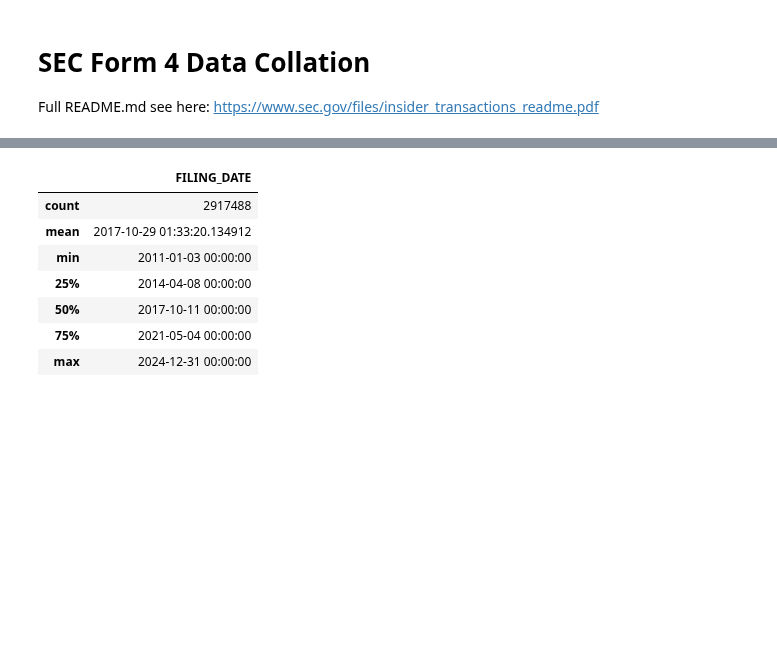
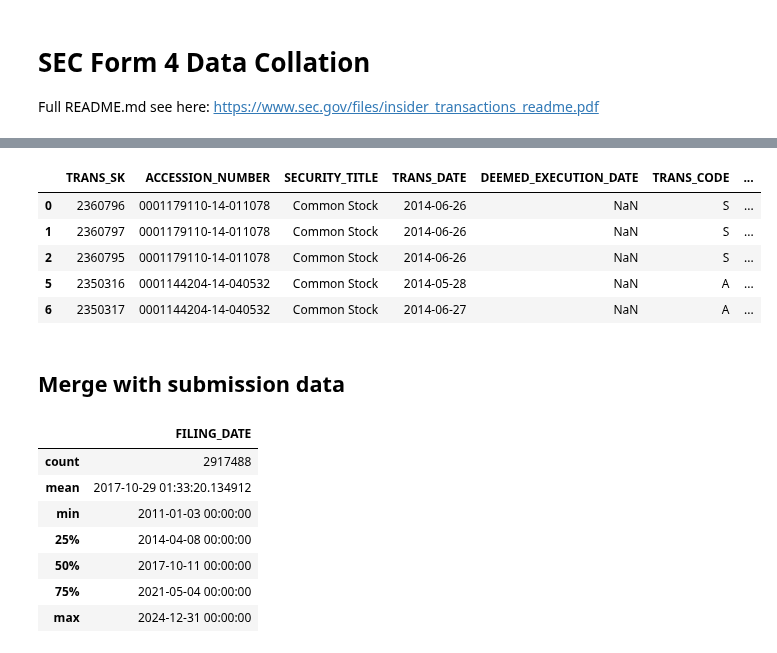
Before and after one commit to Blimperoo/DSA4263-Final-Insider-Trading, a Jupyter notebook: src/data/SEC_and_Litigations_EDA.ipynb, the cells around one changed output, grey strips where cells are left out. Drawn from its saved outputs; the diff is of its cells as text; code cells hidden in the pictures; blank space fills up the shorter version.

```diff
--- a/src/data/SEC_and_Litigations_EDA.ipynb
+++ b/src/data/SEC_and_Litigations_EDA.ipynb
@@ -74,0 +88,9 @@ Columns with constant values: []
+# %%
+nonderiv_trans_data['TRANS_DATE'] = pd.to_datetime(nonderiv_trans_data['TRANS_DATE'], errors='coerce')
+deriv_trans_data['TRANS_DATE'] = pd.to_datetime(deriv_trans_data['TRANS_DATE'], errors='coerce')
+
+## Cannot directly concatenate the two dataframes as they have different columns some with identical names
+df1 = nonderiv_trans_data[['NONDERIV_TRANS_SK'] + SELECTED_TRANSACTION_COLS].copy().rename(columns={'NONDERIV_TRANS_SK':'TRANS_SK'})
+df2 = deriv_trans_data[['DERIV_TRANS_SK'] + SELECTED_TRANSACTION_COLS].copy().rename(columns={'DERIV_TRANS_SK':'TRANS_SK'})
+all_transaction_data = pd.concat([df1,df2], axis=0, ignore_index=True).reset_index(drop=True)
+print(all_transaction_data.shape)
@@ -74,0 +99,8 @@ Columns with constant values: []
+# %%
+# Feature Engineering
+
+## Create transaction amount column
+all_transaction_data['trans_amt'] = all_transaction_data['TRANS_SHARES'] * all_transaction_data['TRANS_PRICEPERSHARE']
+
+trans_amt_0 = all_transaction_data[all_transaction_data['trans_amt'] == 0].shape[0]
+print(f"There are {trans_amt_0} transactions with amount 0, {trans_amt_0/(all_transaction_data.shape[0])*100:.2f}% of all transactions")
@@ -74,0 +117,21 @@ Columns with constant values: []
+# %%
+# Drop irrelevant rows
+
+# Filter out indirect ownership
+all_transaction_direct = all_transaction_data[all_transaction_data['DIRECT_INDIRECT_OWNERSHIP'] == 'D']
+print(all_transaction_direct.shape)
+
+## Remove transactions with transaction date after 2024 Q4
+all_transaction_direct = all_transaction_direct[all_transaction_direct['TRANS_DATE'] < pd.to_datetime('2024-12-31')]
+print(all_transaction_direct.shape)
+
+#Filter out rows with NA for transaction date
+all_transaction_direct = all_transaction_direct[~(all_transaction_direct['TRANS_DATE'].isna())]
+print(all_transaction_direct.shape)
+
+#Split data where trans_amt is 0 and non0, use the non0 data
+## e.g. non qualified stock option because is a form of compensation and will have 0 transaction amount
+all_transaction_direct_comp = all_transaction_direct[all_transaction_direct['trans_amt'] == 0]
+all_transaction_direct = all_transaction_direct[all_transaction_direct['trans_amt'] != 0]
+
+print(all_transaction_direct.shape)
@@ -75,3 +154,14 @@ Columns with constant values: []
+# %%
+all_transaction_direct.head()
+# %% [output]
+|  | TRANS_SK | ACCESSION_NUMBER | SECURITY_TITLE | TRANS_DATE | DEEMED_EXECUTION_DATE | TRANS_CODE | ... |
+| 0 | 2360796 | 0001179110-14-011078 | Common Stock | 2014-06-26 | NaN | S | ... |
+| 1 | 2360797 | 0001179110-14-011078 | Common Stock | 2014-06-26 | NaN | S | ... |
+| 2 | 2360795 | 0001179110-14-011078 | Common Stock | 2014-06-26 | NaN | S | ... |
+| 5 | 2350316 | 0001144204-14-040532 | Common Stock | 2014-05-28 | NaN | A | ... |
+| 6 | 2350317 | 0001144204-14-040532 | Common Stock | 2014-06-27 | NaN | A | ... |
+# %% [markdown]
+## Merge with submission data
 # %%
 submission_data['FILING_DATE'] = pd.to_datetime(submission_data['FILING_DATE'], errors='coerce')
 submission_data[['FILING_DATE']].describe() # 2011-2024
```
Also changed, not shown: parts of 46 cells of this notebook.
